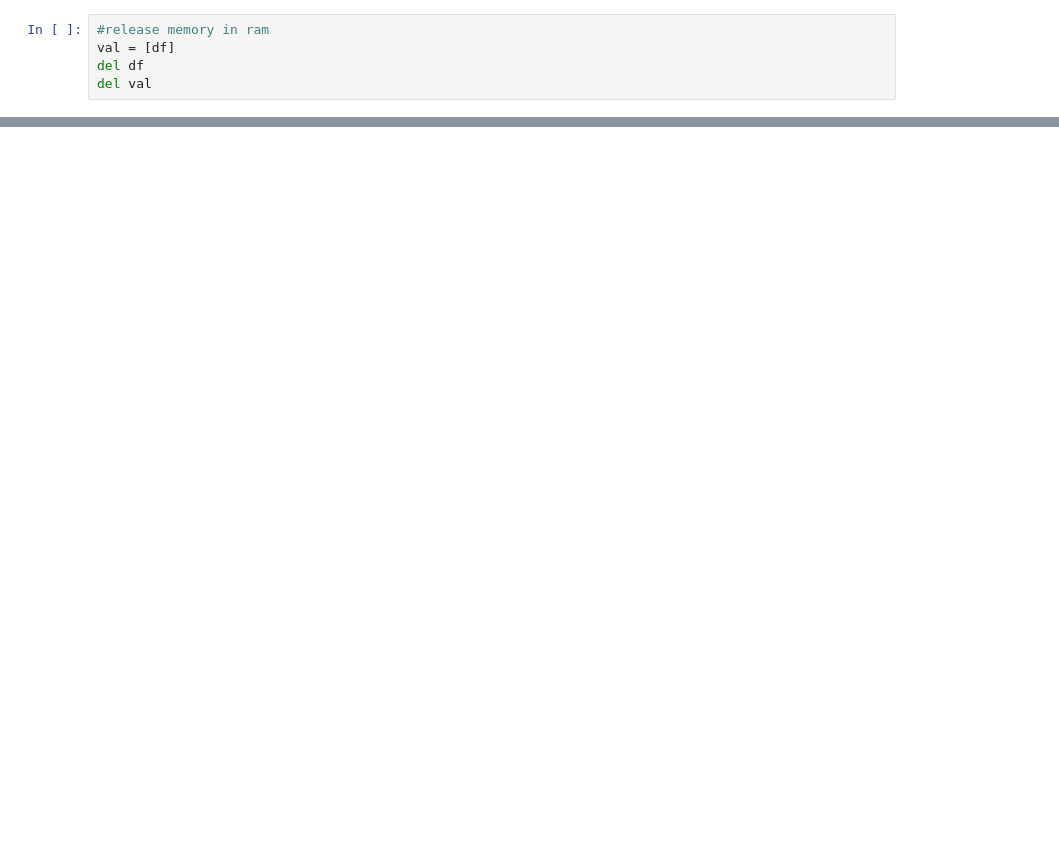
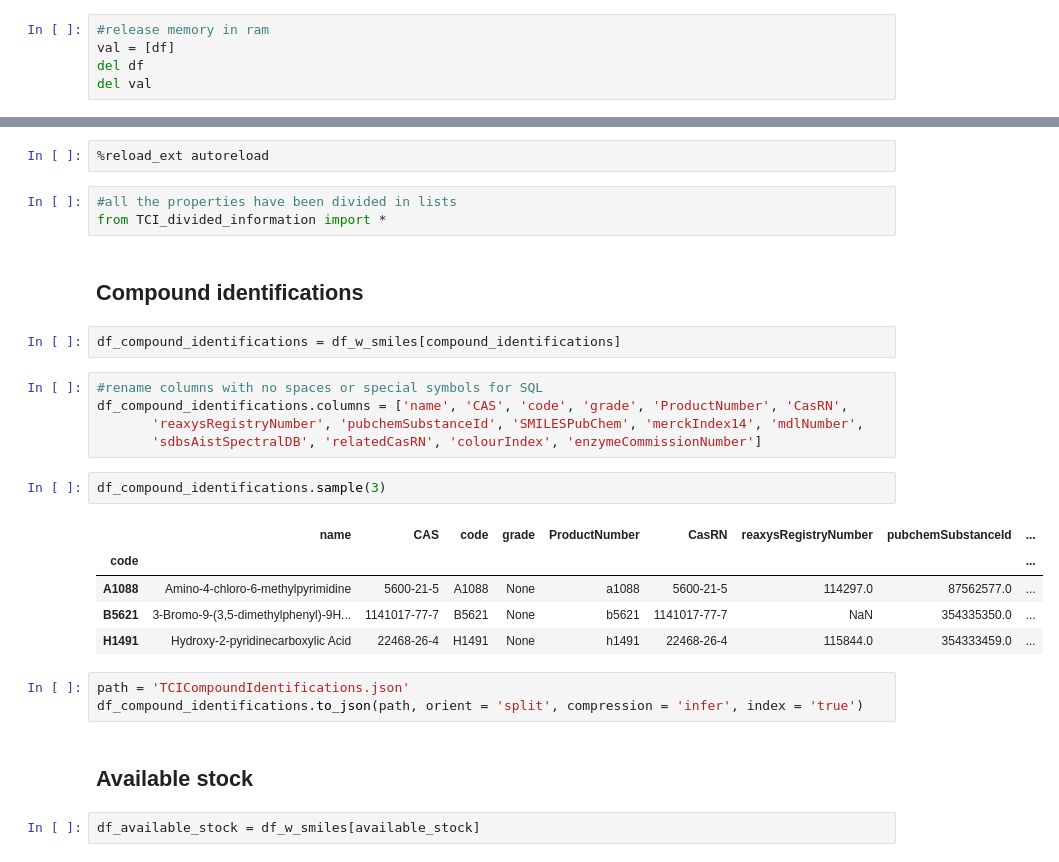
Before and after one commit to stephanyvargas/Learning_DataScience, a Jupyter notebook: WebScrapping_data/test_data_TCI.ipynb, the cells around one changed output, grey strips where cells are left out. Cells and saved outputs as stored; diff of their text form; blank space fills up the shorter version.

```diff
--- a/WebScrapping_data/test_data_TCI.ipynb
+++ b/WebScrapping_data/test_data_TCI.ipynb
@@ -309,0 +314,29 @@ optical density [None '50.0 to 55.0' '1.00 to 1.10']
+# %%
+%reload_ext autoreload
+# %%
+#all the properties have been divided in lists
+from TCI_divided_information import *
+# %% [markdown]
+## Compound identifications
+# %%
+df_compound_identifications = df_w_smiles[compound_identifications]
+# %%
+#rename columns with no spaces or special symbols for SQL
+df_compound_identifications.columns = ['name', 'CAS', 'code', 'grade', 'ProductNumber', 'CasRN',
+       'reaxysRegistryNumber', 'pubchemSubstanceId', 'SMILESPubChem', 'merckIndex14', 'mdlNumber',
+       'sdbsAistSpectralDB', 'relatedCasRN', 'colourIndex', 'enzymeCommissionNumber']
+# %%
+df_compound_identifications.sample(3)
+# %% [output]
+|  | name | CAS | code | grade | ProductNumber | CasRN | reaxysRegistryNumber | pubchemSubstanceId | ... |
+| code |  |  |  |  |  |  |  |  | ... |
+| A1088 | Amino-4-chloro-6-methylpyrimidine | 5600-21-5 | A1088 | None | a1088 | 5600-21-5 | 114297.0 | 87562577.0 | ... |
+| B5621 | 3-Bromo-9-(3,5-dimethylphenyl)-9H... | 1141017-77-7 | B5621 | None | b5621 | 1141017-77-7 | NaN | 354335350.0 | ... |
+| H1491 | Hydroxy-2-pyridinecarboxylic Acid | 22468-26-4 | H1491 | None | h1491 | 22468-26-4 | 115844.0 | 354333459.0 | ... |
+# %%
+path = 'TCICompoundIdentifications.json'
+df_compound_identifications.to_json(path, orient = 'split', compression = 'infer', index = 'true')
+# %% [markdown]
+## Available stock
+# %%
+df_available_stock = df_w_smiles[available_stock]
```
Also changed, not shown: parts of 107 cells of this notebook.
